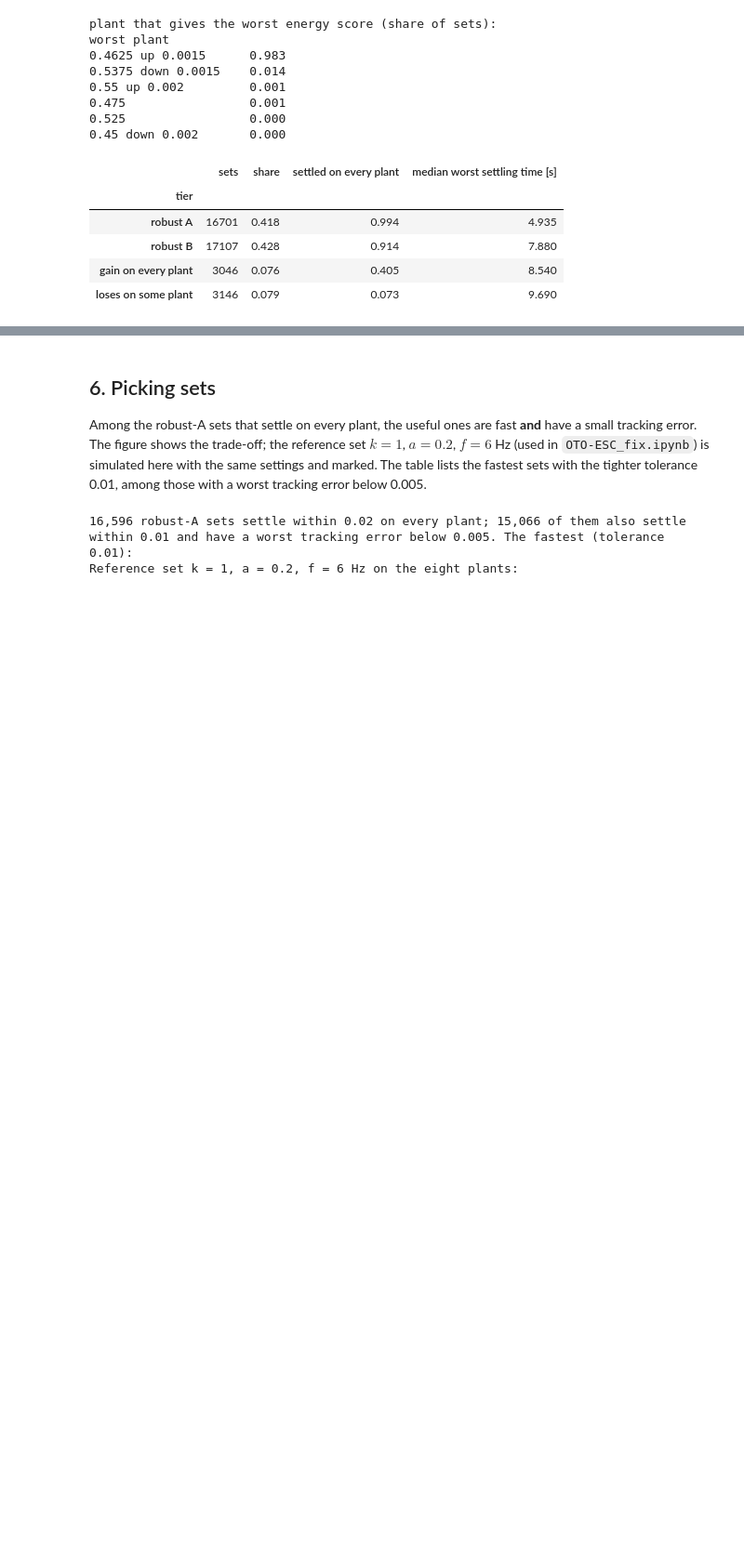
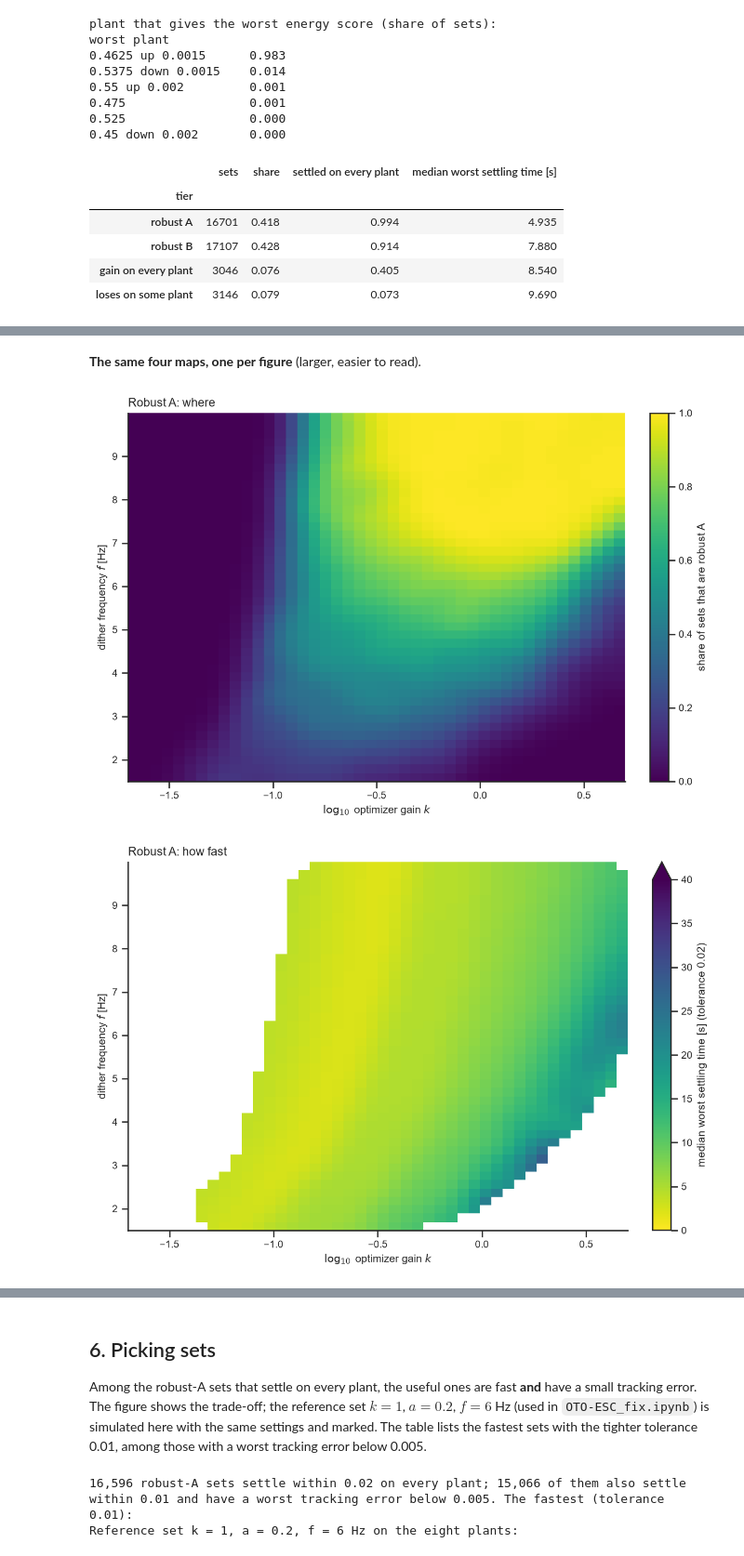
Before and after one commit to HaoPhuc/esc-fuel-ratio, a Jupyter notebook: Optimal-to-operate/OTO-Plant_fix-paired.ipynb, the cells around one changed output, grey strips where cells are left out. Shown at 93% size. Drawn from its saved outputs; the diff is of its cells as text; code cells hidden in the pictures; blank space fills up the shorter version.

```diff
--- a/Optimal-to-operate/OTO-Plant_fix-paired.ipynb
+++ b/Optimal-to-operate/OTO-Plant_fix-paired.ipynb
@@ -317,0 +319,29 @@ plt.show()
+# %% [markdown]
+**The same four maps, one per figure** (larger, easier to read).
+# %%
+for x, x_label in views:
+    x_edges = np.linspace(sets[x].min(), sets[x].max(), N_BINS + 1)
+    y_edges = np.linspace(sets['dither_frequency'].min(), sets['dither_frequency'].max(), N_BINS + 1)
+    share = esc.binned_map(sets[x], sets['dither_frequency'], robust.astype(float), x_edges, y_edges)
+    fig, ax = plt.subplots(figsize=(8, 5.5), layout='constrained', dpi=150)
+    image = ax.pcolormesh(x_edges, y_edges, share.T, cmap='viridis', vmin=0, vmax=1)
+    fig.colorbar(image, ax=ax, label='share of sets that are robust A')
+    ax.set_xlabel(x_label)
+    ax.set_ylabel(esc.LABELS['dither_frequency'])
+    ax.set_title('Robust A: where')
+    ax.grid(False)
+    plt.show()
+
+    time_map = esc.binned_map(sets.loc[fast, x], sets.loc[fast, 'dither_frequency'], sets.loc[fast, 'worst settling time'],
+                              x_edges, y_edges, statistic='median')
+    fig, ax = plt.subplots(figsize=(8, 5.5), layout='constrained', dpi=150)
+    image = ax.pcolormesh(x_edges, y_edges, time_map.T, cmap='viridis_r', vmin=0, vmax=40)
+    fig.colorbar(image, ax=ax, label=f'median worst settling time [s] (tolerance {TOLERANCE})', extend='max')
+    ax.set_xlabel(x_label)
+    ax.set_ylabel(esc.LABELS['dither_frequency'])
+    ax.set_title('Robust A: how fast')
+    ax.grid(False)
+    plt.show()
+# %% [output]
+[figure, added]
+[figure, added]
```
Also changed, not shown: parts of 3 cells of this notebook, 3 other files.
